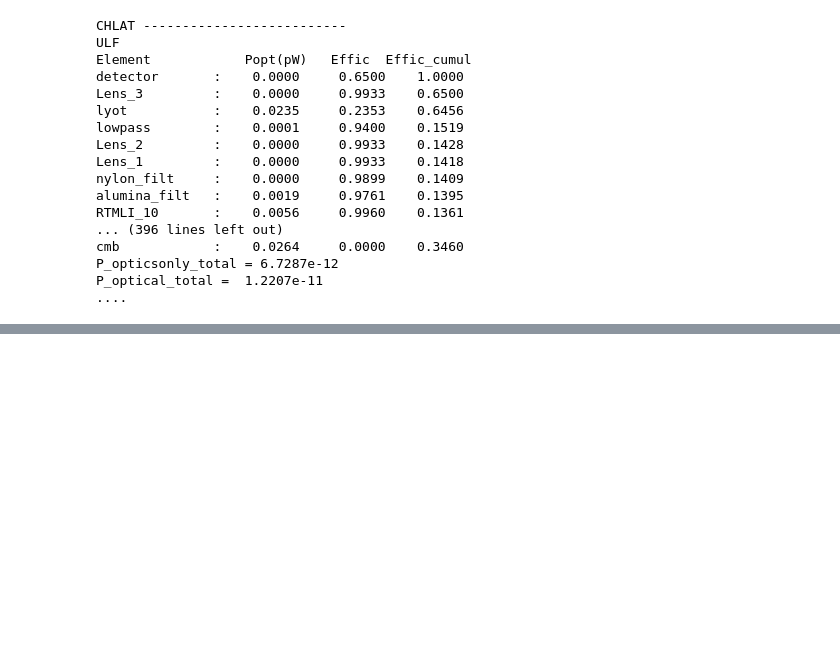
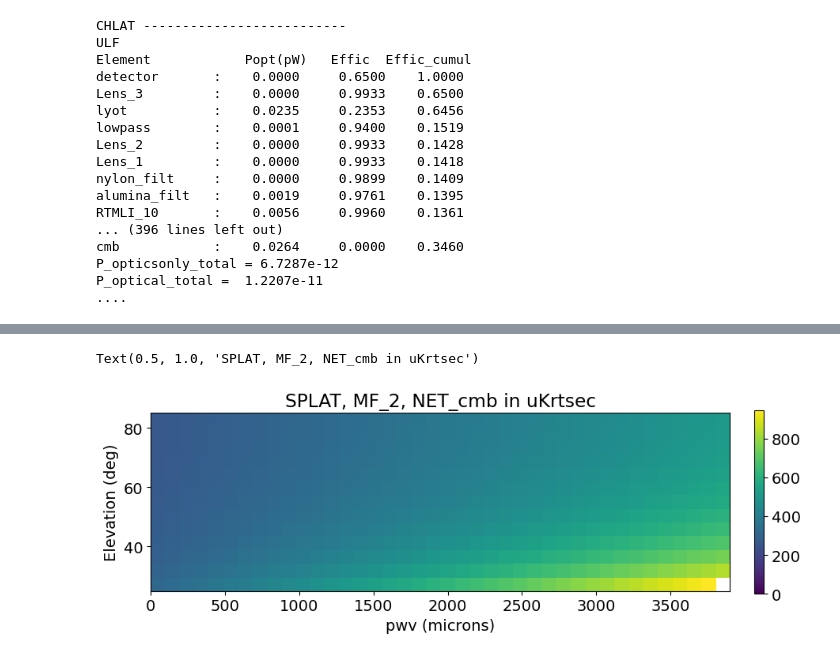
Before and after one commit to CMB-S4/bolo_calc_runs, a Jupyter notebook: jbolo/PBDR_2023/PBDR_2023.ipynb, the cells around one changed output, grey strips where cells are left out. Cells and saved outputs as stored; diff of their text form; code cells hidden in the pictures; blank space fills up the shorter version.

```diff
--- a/jbolo/PBDR_2023/PBDR_2023.ipynb
+++ b/jbolo/PBDR_2023/PBDR_2023.ipynb
@@ -619,0 +651,33 @@ P_optical_total =  1.2207e-11
+# %%
+module_effic_vec = np.arange(0.3,1.0,0.01)  # 30 deg to 80 deg
+yamldict = {'CHLAT':chlatyaml, 'SPLAT':splatyaml, 'SAT':satyaml}
+outdict = {}
+
+nn = 1
+for tel in yamldict.keys():
+    print(tel)
+    outdict[tel]={'channels':{}}
+
+    # Open yaml file;  if a LAT, set it to specified Psats from above.
+    sim = yaml.safe_load(open(yamldict[tel]))
+    if (tel=='CHLAT' or tel=='SPLAT'):
+        print('Setting to fixed Psats:', tel)
+        sim['bolo_config']['psat_method']='specified'
+        for ch in sim['channels'].keys():
+            sim['channels'][ch]['psat']=Psats['AVG'][ch]
+
+    for ch in sim['channels'].keys():
+        outdict[tel]['channels'][ch]={'net':np.array([]),'popt':np.array([]),'corr_factor':np.array([])}
+
+    #loop through module efficiencies
+    for effic in module_effic_vec:
+        for ch in sim['channels'].keys():
+            sim['channels'][ch]['det_eff']= effic
+
+        run_optics(sim)
+        run_bolos(sim)
+
+        for ch in sim['channels'].keys():
+            outdict[tel]['channels'][ch]['net'] = np.append(outdict[tel]['channels'][ch]['net'], sim['outputs'][ch]['NET_NC_total'])
+            outdict[tel]['channels'][ch]['popt'] = np.append(outdict[tel]['channels'][ch]['popt'], sim['outputs'][ch]['P_opt'])
+            outdict[tel]['channels'][ch]['corr_factor'] = np.append(outdict[tel]['channels'][ch]['corr_factor'], sim['outputs'][ch]['corr_factor'])
@@ -619,0 +921,12 @@ P_optical_total =  1.2207e-11
+# %%
+plt.rcParams['figure.figsize'] = [10,8]
+chan='MF_2'
+
+im=plt.imshow(1e6*outdict['SPLAT']['channels'][chan]['net'],extent=(pwv_vec[0],pwv_vec[-1],elev_vec[0],elev_vec[-1]),aspect=20,origin='lower',vmin=0)
+plt.colorbar(im,fraction=0.015,pad=0.04)
+plt.xlabel('pwv (microns)')
+plt.ylabel('Elevation (deg)')
+plt.title('SPLAT, '+chan+', NET_cmb in uKrtsec')
+# %% [output]
+Text(0.5, 1.0, 'SPLAT, MF_2, NET_cmb in uKrtsec')
+[figure, added]
```
Also changed, not shown: parts of 18 cells of this notebook.
